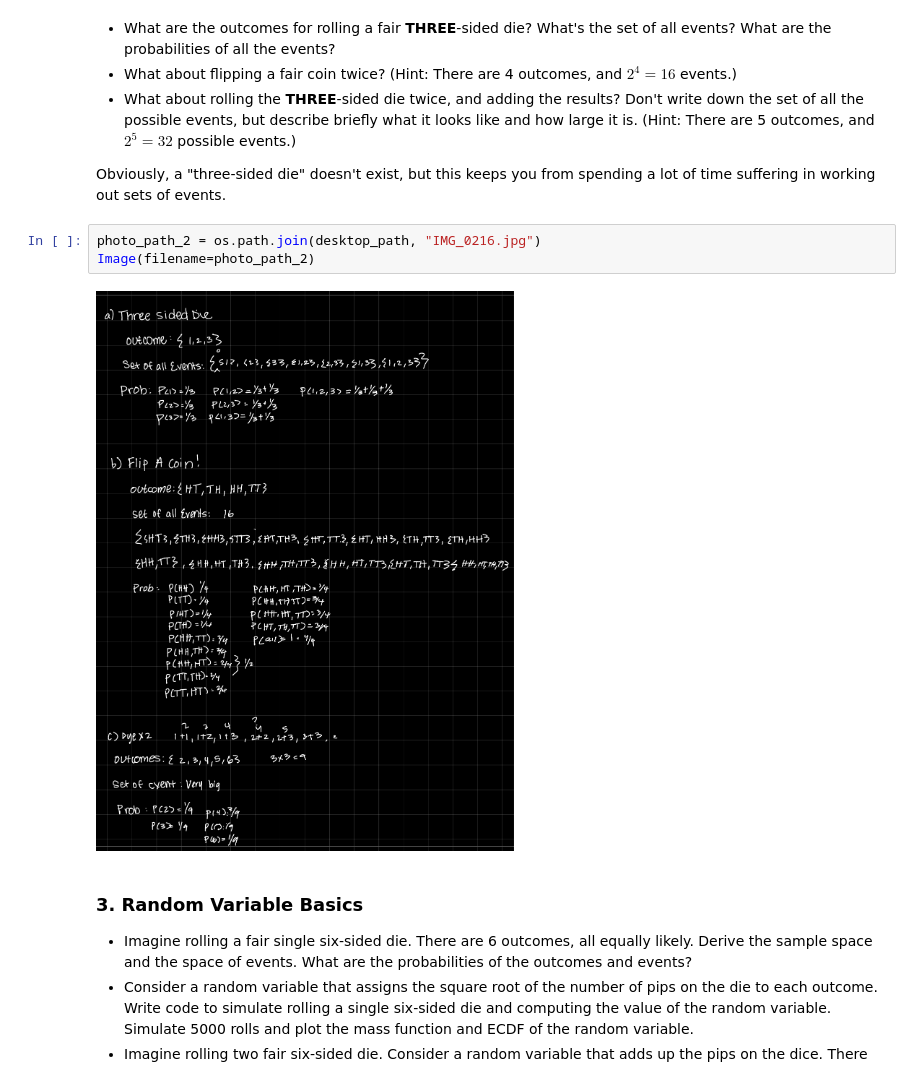
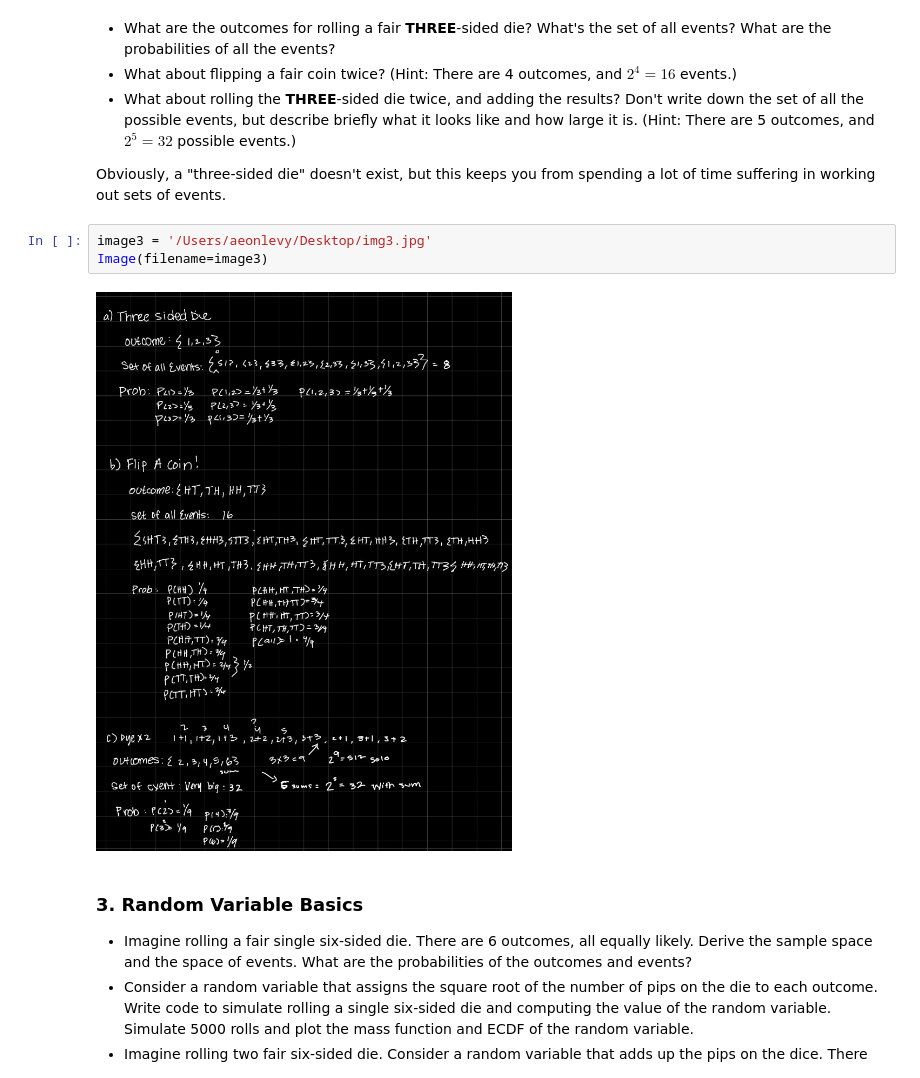
Before and after one commit to aeonlevy/Uncertainty_UVA, a Jupyter notebook: assignment_6.ipynb, the cells around one changed output. Saved outputs shown, nothing was run; the diff lists cells and outputs as text.

```diff
--- a/assignment_6.ipynb
+++ b/assignment_6.ipynb
@@ -44,10 +39,10 @@ Image(filename=photo_path_1)
 
 Obviously, a "three-sided die" doesn't exist, but this keeps you from spending a lot of time suffering in working out sets of events.
 # %%
-photo_path_2 = os.path.join(desktop_path, "IMG_0216.jpg")
-Image(filename=photo_path_2)
+image3 = '/Users/aeonlevy/Desktop/img3.jpg'
+Image(filename=image3)
 # %% [output]
-[figure, old version]
+[figure, new version]
 # %% [markdown]
 
 ### 3. Random Variable Basics
```
Also changed, not shown: parts of 13 cells of this notebook.
